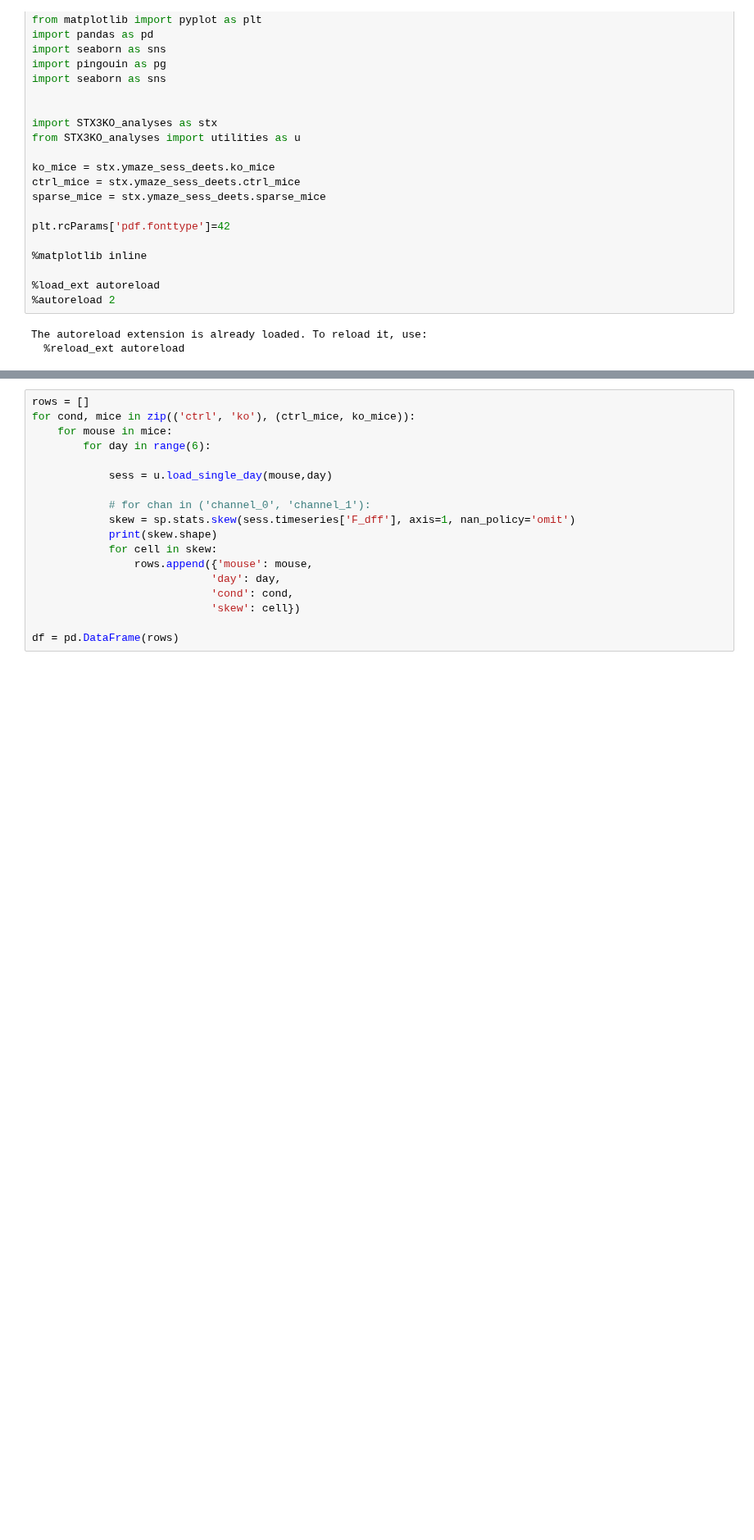
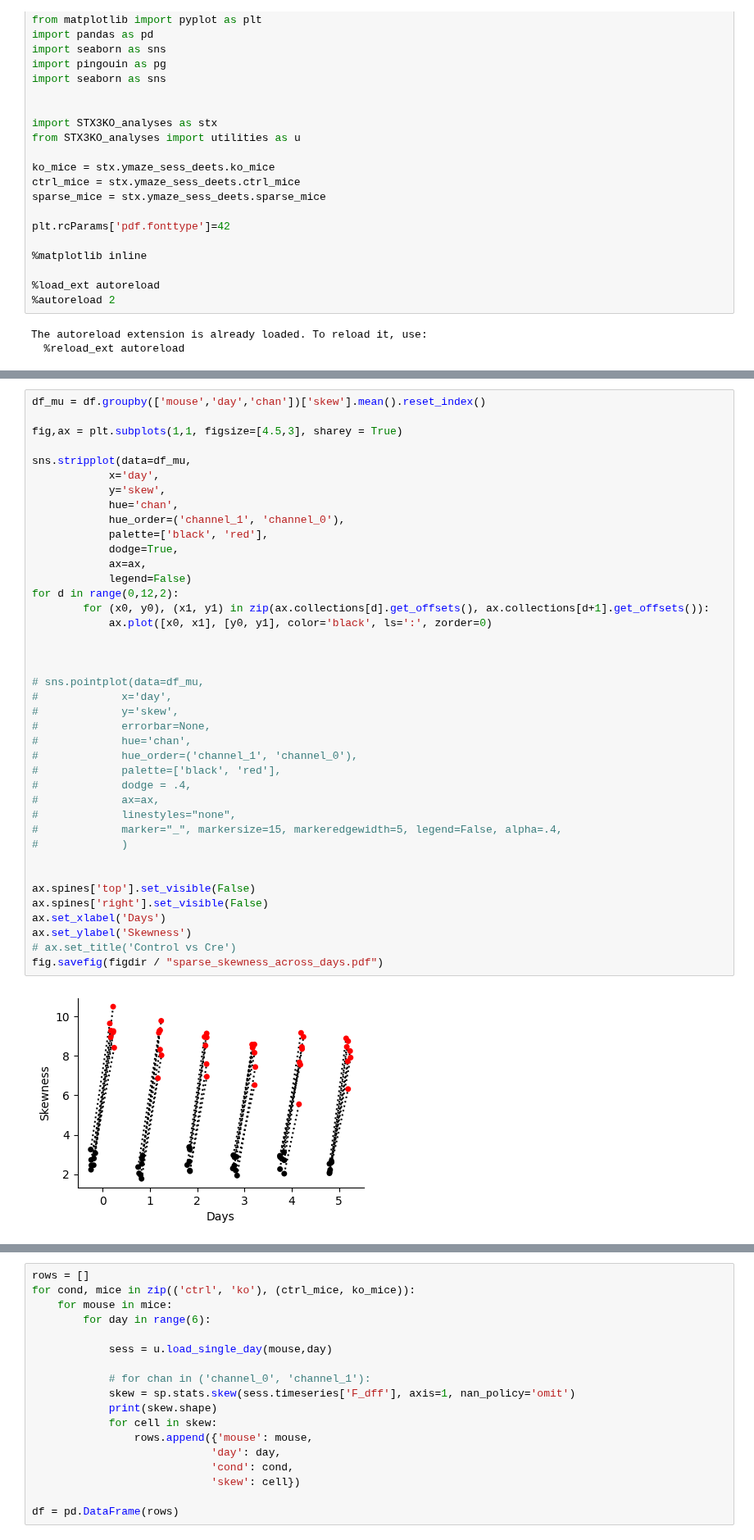
Before and after one commit to GiocomoLab/STX3KO_analyses, a Jupyter notebook: notebooks/caculate_cell_snr.ipynb, the cells around one changed output, grey strips where cells are left out. Shown at 82% size. Drawn from its saved outputs; the diff is of its cells as text; blank space fills up the shorter version.

```diff
--- a/notebooks/caculate_cell_snr.ipynb
+++ b/notebooks/caculate_cell_snr.ipynb
@@ -100,0 +96,42 @@ for mouse in sparse_mice:
+# %%
+df_mu = df.groupby(['mouse','day','chan'])['skew'].mean().reset_index()
+
+fig,ax = plt.subplots(1,1, figsize=[4.5,3], sharey = True)
+
+sns.stripplot(data=df_mu,
+            x='day',
+            y='skew',
+            hue='chan',
+            hue_order=('channel_1', 'channel_0'),
+            palette=['black', 'red'],
+            dodge=True,
+            ax=ax,
+            legend=False)
+for d in range(0,12,2):
+        for (x0, y0), (x1, y1) in zip(ax.collections[d].get_offsets(), ax.collections[d+1].get_offsets()):
+            ax.plot([x0, x1], [y0, y1], color='black', ls=':', zorder=0)
+
+
+
+# sns.pointplot(data=df_mu,
+#             x='day',
+#             y='skew',
+#             errorbar=None,
+#             hue='chan',
+#             hue_order=('channel_1', 'channel_0'),
+#             palette=['black', 'red'],
+#             dodge = .4,
+#             ax=ax,
+#             linestyles="none",
+#             marker="_", markersize=15, markeredgewidth=5, legend=False, alpha=.4,
+#             )
+
+
+ax.spines['top'].set_visible(False)
+ax.spines['right'].set_visible(False)
+ax.set_xlabel('Days')
+ax.set_ylabel('Skewness')
+# ax.set_title('Control vs Cre')
+fig.savefig(figdir / "sparse_skewness_across_days.pdf")
+# %% [output]
+[figure, added]
```
Also changed, not shown: parts of 16 cells of this notebook, 9 other files.
